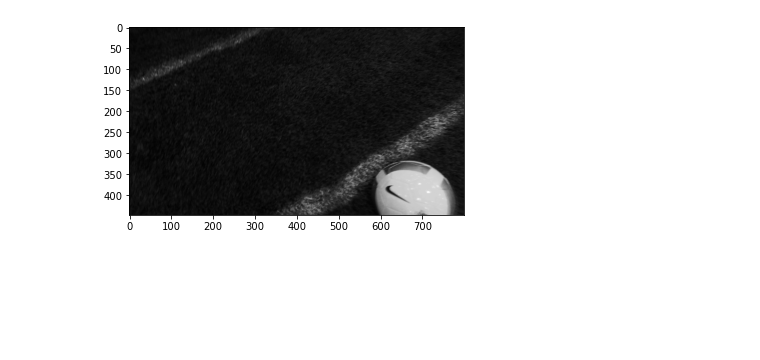
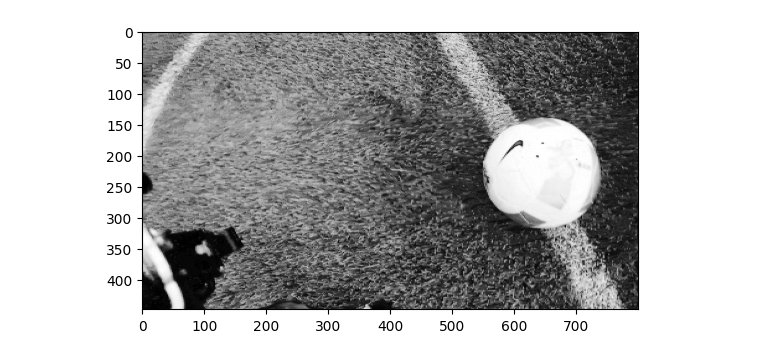
Before and after one commit to Aymdi/ball_detection, a Jupyter notebook: main.ipynb, the cells around one changed output. Saved outputs shown, nothing was run; the diff lists cells and outputs as text; code cells hidden in the pictures; blank space fills up the shorter version.

```diff
--- a/main.ipynb
+++ b/main.ipynb
@@ -12,7 +12,7 @@ def display_gray(img):
     plt.imshow(img, cmap='gray')
     plt.show()
 # %%
-img = cv2.imread("images/log2/151-rgb.png")
+img = cv2.imread("images/log1/151-rgb.png")
 print(img.shape)
 display(img)
 # %% [output]
@@ -32,0 +21,8 @@ display_gray(B)
+# %%
+img_hsv = cv2.cvtColor(img, cv2.COLOR_BGR2HSV)
+
+h, s, v = cv2.split(img_hsv)
+
+display(h)
+display(s)
+display(v)
@@ -32,0 +48,15 @@ display_gray(B)
+# %%
+seq = cv2.equalizeHist(s)
+heq = cv2.equalizeHist(h)
+veq = cv2.equalizeHist(v)
+
+hist_heq = cv2.calcHist(heq,[0], None, [180], [0,180])
+hist_seq = cv2.calcHist(seq,[0], None, [255], [0,255])
+hist_veq = cv2.calcHist(veq,[0], None, [255], [0,255])
+
+plt.plot(hist_heq)
+plt.show()
+plt.plot(hist_seq)
+plt.show()
+plt.plot(hist_veq)
+plt.show()
@@ -32,0 +67,3 @@ display_gray(B)
+# %%
+hsv = cv2.merge([h,seq,v])
+display(hsv)
@@ -33,5 +72,5 @@ display_gray(B)
 # %%
-gray = cv2.cvtColor(img, cv2.COLOR_BGR2GRAY)
+gray = cv2.cvtColor(hsv, cv2.COLOR_BGR2GRAY)
 display_gray(gray)
 # %% [output]
-[figure, old version]
+[figure, new version]
```
Also changed, not shown: parts of 10 cells of this notebook.
